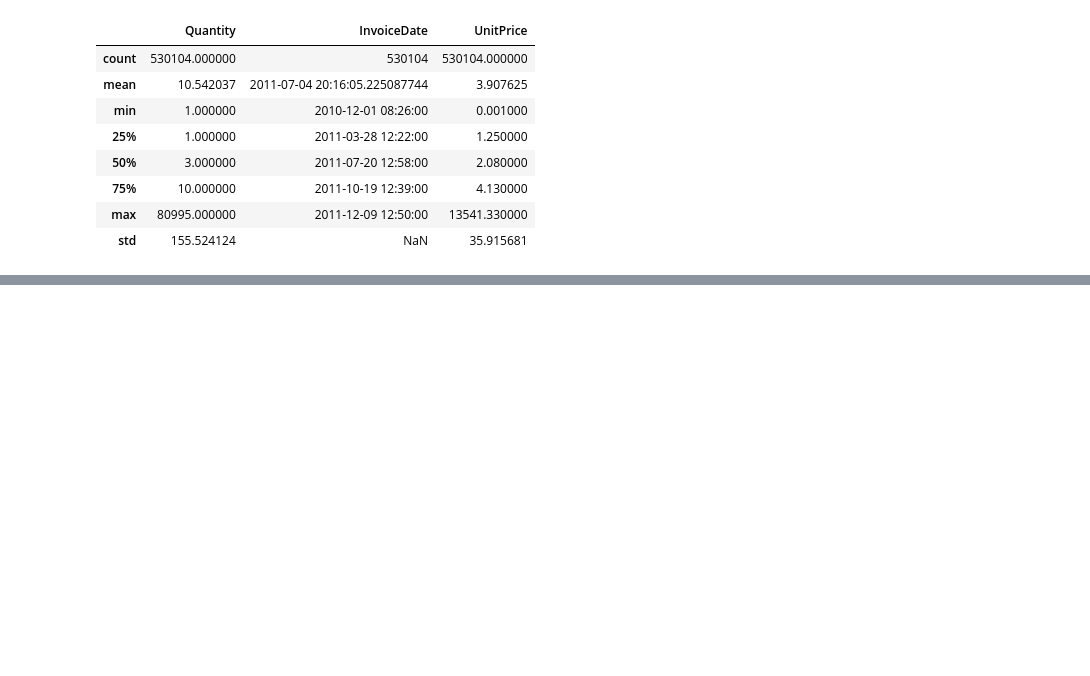
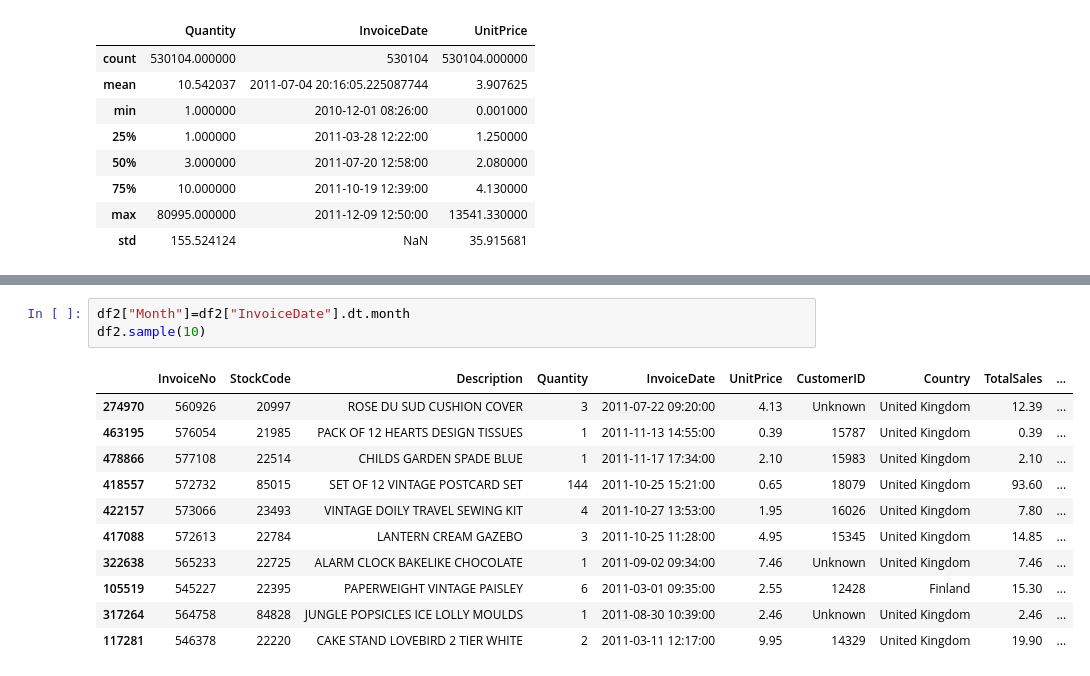
Before and after one commit to AnaghMiglani/Online-Retail-EDA, a Jupyter notebook: Online_Retail_EDA.ipynb, the cells around one changed output, grey strips where cells are left out. Drawn from its saved outputs; the diff is of its cells as text; blank space fills up the shorter version.

```diff
--- a/Online_Retail_EDA.ipynb
+++ b/Online_Retail_EDA.ipynb
@@ -259,0 +279,15 @@ df2.describe()
+# %%
+df2["Month"]=df2["InvoiceDate"].dt.month
+df2.sample(10)
+# %% [output]
+|  | InvoiceNo | StockCode | Description | Quantity | InvoiceDate | UnitPrice | CustomerID | Country | TotalSales | ... |
+| 274970 | 560926 | 20997 | ROSE DU SUD CUSHION COVER | 3 | 2011-07-22 09:20:00 | 4.13 | Unknown | United Kingdom | 12.39 | ... |
+| 463195 | 576054 | 21985 | PACK OF 12 HEARTS DESIGN TISSUES | 1 | 2011-11-13 14:55:00 | 0.39 | 15787 | United Kingdom | 0.39 | ... |
+| 478866 | 577108 | 22514 | CHILDS GARDEN SPADE BLUE | 1 | 2011-11-17 17:34:00 | 2.10 | 15983 | United Kingdom | 2.10 | ... |
+| 418557 | 572732 | 85015 | SET OF 12 VINTAGE POSTCARD SET | 144 | 2011-10-25 15:21:00 | 0.65 | 18079 | United Kingdom | 93.60 | ... |
+| 422157 | 573066 | 23493 | VINTAGE DOILY TRAVEL SEWING KIT | 4 | 2011-10-27 13:53:00 | 1.95 | 16026 | United Kingdom | 7.80 | ... |
+| 417088 | 572613 | 22784 | LANTERN CREAM GAZEBO | 3 | 2011-10-25 11:28:00 | 4.95 | 15345 | United Kingdom | 14.85 | ... |
+| 322638 | 565233 | 22725 | ALARM CLOCK BAKELIKE CHOCOLATE | 1 | 2011-09-02 09:34:00 | 7.46 | Unknown | United Kingdom | 7.46 | ... |
+| 105519 | 545227 | 22395 | PAPERWEIGHT VINTAGE PAISLEY | 6 | 2011-03-01 09:35:00 | 2.55 | 12428 | Finland | 15.30 | ... |
+| 317264 | 564758 | 84828 | JUNGLE POPSICLES ICE LOLLY MOULDS | 1 | 2011-08-30 10:39:00 | 2.46 | Unknown | United Kingdom | 2.46 | ... |
+| 117281 | 546378 | 22220 | CAKE STAND LOVEBIRD 2 TIER WHITE | 2 | 2011-03-11 12:17:00 | 9.95 | 14329 | United Kingdom | 19.90 | ... |
```
Also changed, not shown: parts of 13 cells of this notebook.
